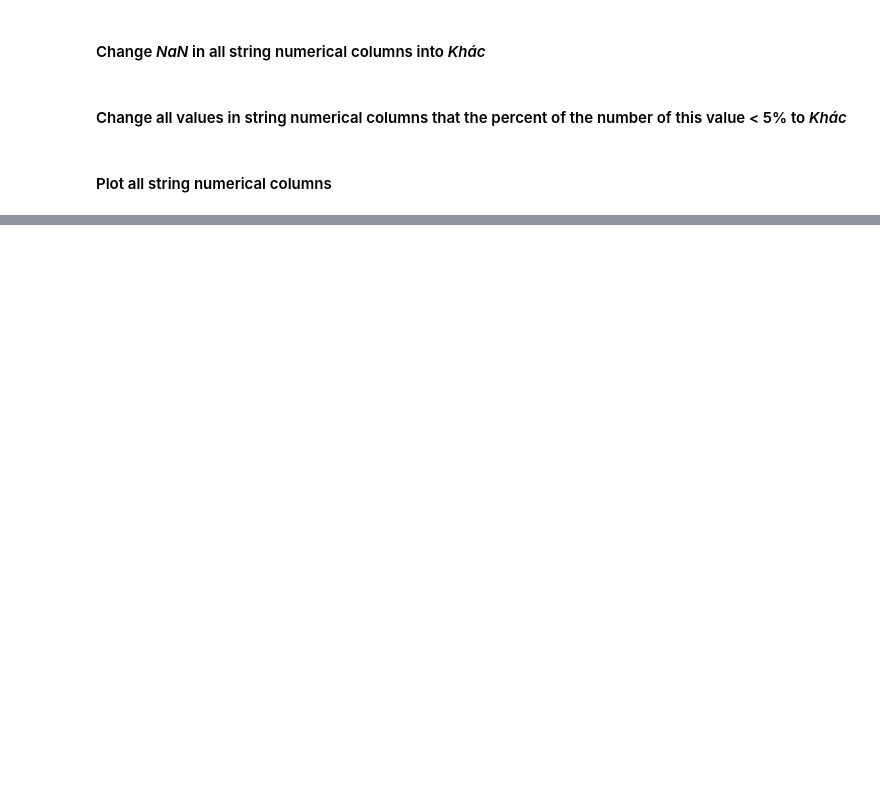
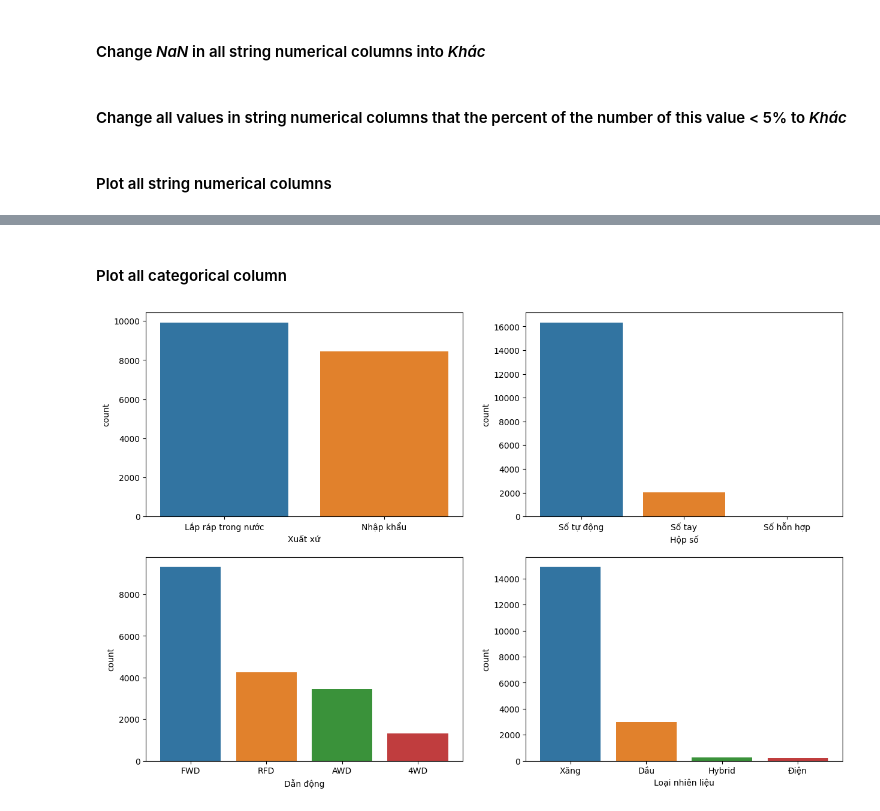
Before and after one commit to minhviet21/Car_Price_Prediction, a Jupyter notebook: Project.ipynb, the cells around one changed output, grey strips where cells are left out. Drawn from its saved outputs; the diff is of its cells as text; code cells hidden in the pictures; blank space fills up the shorter version.

```diff
--- a/Project.ipynb
+++ b/Project.ipynb
@@ -204,0 +209,10 @@ for i,col in enumerate(str_numerical_cols):
+# %% [markdown]
+#### Plot all categorical column
+# %%
+plt.figure(figsize=(15,15))
+for i,col in enumerate(categorical_cols):
+    plt.subplot(3,2,i+1)
+    sns.countplot(x=feature[col], order=feature[col].value_counts().index)
+    plt.plot()
+# %% [output]
+[figure, added]
```
Also changed, not shown: parts of 8 cells of this notebook.
